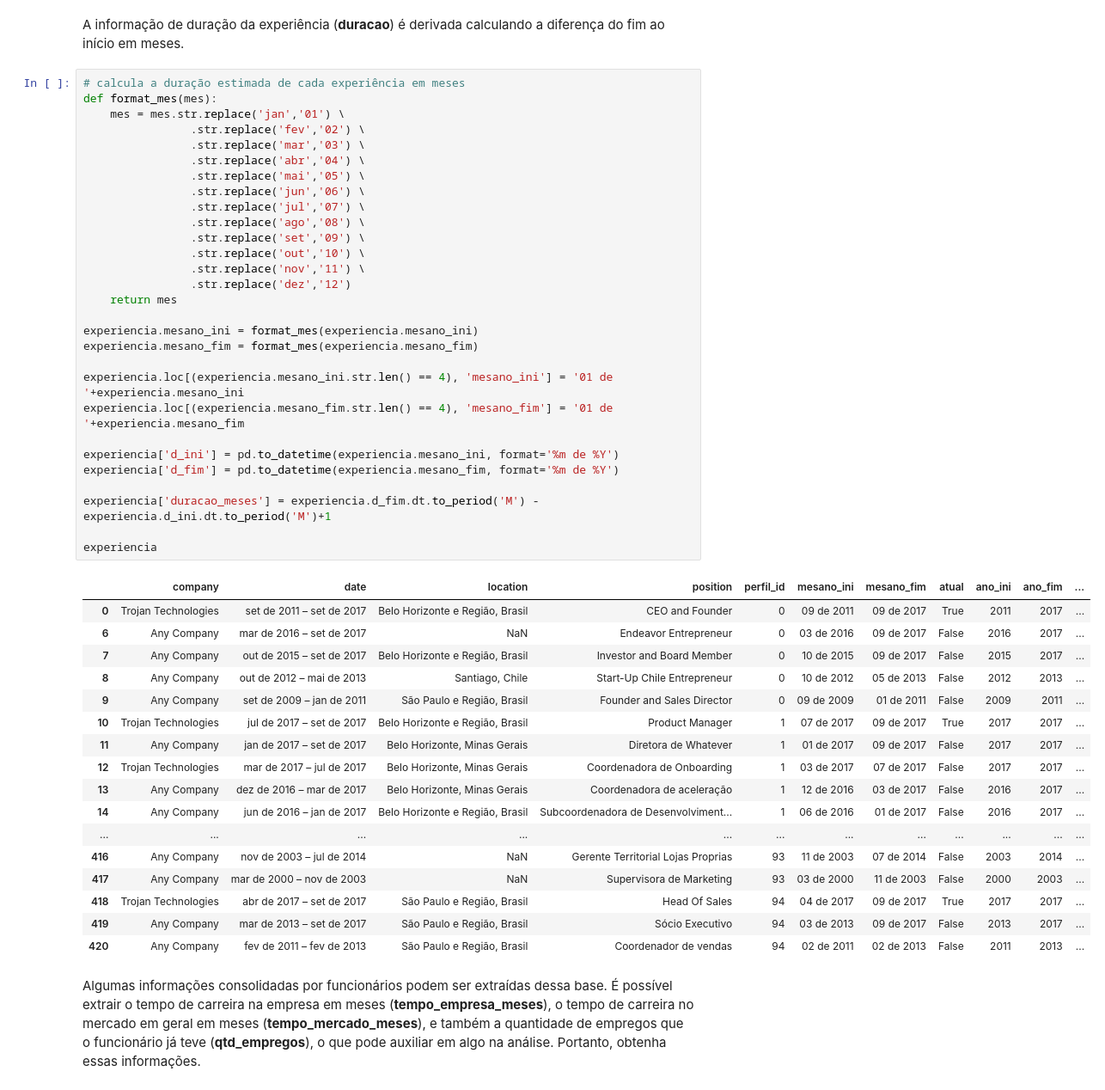
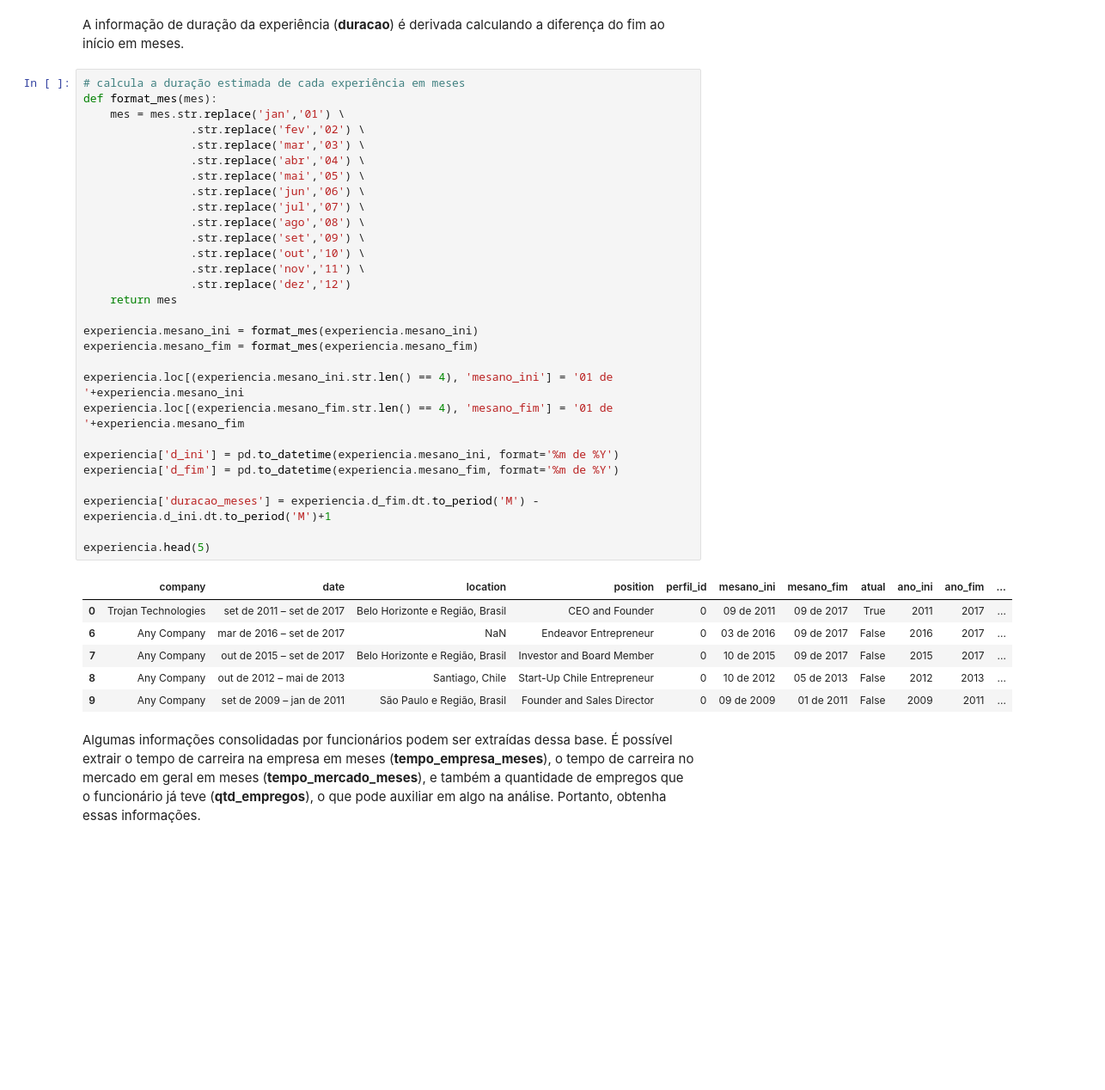
Before and after one commit to carlosrochacardoso/Pos_Ciencia_Dados, a Jupyter notebook: introducao-linguagens-estatisticas/trabalho-final/05-tratamento-base-experiencia.ipynb, the cells around one changed output. Shown at 86% size. Drawn from its saved outputs; the diff is of its cells as text; blank space fills up the shorter version.

```diff
--- a/introducao-linguagens-estatisticas/trabalho-final/05-tratamento-base-experiencia.ipynb
+++ b/introducao-linguagens-estatisticas/trabalho-final/05-tratamento-base-experiencia.ipynb
@@ -95,45 +95,34 @@ def format_mes(mes):
                 .str.replace('mar','03') \
                 .str.replace('abr','04') \
                 .str.replace('mai','05') \
                 .str.replace('jun','06') \
                 .str.replace('jul','07') \
                 .str.replace('ago','08') \
                 .str.replace('set','09') \
                 .str.replace('out','10') \
                 .str.replace('nov','11') \
                 .str.replace('dez','12')
     return mes
 
 experiencia.mesano_ini = format_mes(experiencia.mesano_ini)
 experiencia.mesano_fim = format_mes(experiencia.mesano_fim)
 
 experiencia.loc[(experiencia.mesano_ini.str.len() == 4), 'mesano_ini'] = '01 de '+experiencia.mesano_ini
 experiencia.loc[(experiencia.mesano_fim.str.len() == 4), 'mesano_fim'] = '01 de '+experiencia.mesano_fim
 
 experiencia['d_ini'] = pd.to_datetime(experiencia.mesano_ini, format='%m de %Y')
 experiencia['d_fim'] = pd.to_datetime(experiencia.mesano_fim, format='%m de %Y')
 
 experiencia['duracao_meses'] = experiencia.d_fim.dt.to_period('M') - experiencia.d_ini.dt.to_period('M')+1
 
-experiencia
+experiencia.head(5)
 # %% [output]
 |  | company | date | location | position | perfil_id | mesano_ini | mesano_fim | atual | ano_ini | ano_fim | ... |
 | 0 | Trojan Technologies | set de 2011 – set de 2017 | Belo Horizonte e Região, Brasil | CEO and Founder | 0 | 09 de 2011 | 09 de 2017 | True | 2011 | 2017 | ... |
 | 6 | Any Company | mar de 2016 – set de 2017 | NaN | Endeavor Entrepreneur | 0 | 03 de 2016 | 09 de 2017 | False | 2016 | 2017 | ... |
 | 7 | Any Company | out de 2015 – set de 2017 | Belo Horizonte e Região, Brasil | Investor and Board Member | 0 | 10 de 2015 | 09 de 2017 | False | 2015 | 2017 | ... |
 | 8 | Any Company | out de 2012 – mai de 2013 | Santiago, Chile | Start-Up Chile Entrepreneur | 0 | 10 de 2012 | 05 de 2013 | False | 2012 | 2013 | ... |
 | 9 | Any Company | set de 2009 – jan de 2011 | São Paulo e Região, Brasil | Founder and Sales Director | 0 | 09 de 2009 | 01 de 2011 | False | 2009 | 2011 | ... |
-| 10 | Trojan Technologies | jul de 2017 – set de 2017 | Belo Horizonte e Região, Brasil | Product Manager | 1 | 07 de 2017 | 09 de 2017 | True | 2017 | 2017 | ... |
-| 11 | Any Company | jan de 2017 – set de 2017 | Belo Horizonte, Minas Gerais | Diretora de Whatever | 1 | 01 de 2017 | 09 de 2017 | False | 2017 | 2017 | ... |
-| 12 | Trojan Technologies | mar de 2017 – jul de 2017 | Belo Horizonte, Minas Gerais | Coordenadora de Onboarding | 1 | 03 de 2017 | 07 de 2017 | False | 2017 | 2017 | ... |
-| 13 | Any Company | dez de 2016 – mar de 2017 | Belo Horizonte, Minas Gerais | Coordenadora de aceleração | 1 | 12 de 2016 | 03 de 2017 | False | 2016 | 2017 | ... |
-| 14 | Any Company | jun de 2016 – jan de 2017 | Belo Horizonte e Região, Brasil | Subcoordenadora de Desenvolviment... | 1 | 06 de 2016 | 01 de 2017 | False | 2016 | 2017 | ... |
-| ... | ... | ... | ... | ... | ... | ... | ... | ... | ... | ... | ... |
-| 416 | Any Company | nov de 2003 – jul de 2014 | NaN | Gerente Territorial Lojas Proprias | 93 | 11 de 2003 | 07 de 2014 | False | 2003 | 2014 | ... |
-| 417 | Any Company | mar de 2000 – nov de 2003 | NaN | Supervisora de Marketing | 93 | 03 de 2000 | 11 de 2003 | False | 2000 | 2003 | ... |
-| 418 | Trojan Technologies | abr de 2017 – set de 2017 | São Paulo e Região, Brasil | Head Of Sales | 94 | 04 de 2017 | 09 de 2017 | True | 2017 | 2017 | ... |
-| 419 | Any Company | mar de 2013 – set de 2017 | São Paulo e Região, Brasil | Sócio Executivo | 94 | 03 de 2013 | 09 de 2017 | False | 2013 | 2017 | ... |
-| 420 | Any Company | fev de 2011 – fev de 2013 | São Paulo e Região, Brasil | Coordenador de vendas | 94 | 02 de 2011 | 02 de 2013 | False | 2011 | 2013 | ... |
 # %% [markdown]
 Algumas informações consolidadas por funcionários podem ser extraídas dessa base. É possível extrair o tempo de carreira na empresa em meses (**tempo_empresa_meses**), o tempo de carreira no mercado em geral em meses (**tempo_mercado_meses**), e também a quantidade de empregos que o funcionário já teve (**qtd_empregos**), o que pode auxiliar em algo na análise. Portanto, obtenha essas informações.
 # %%
```
Also changed, not shown: parts of 1 cell of this notebook, 2 other files.
